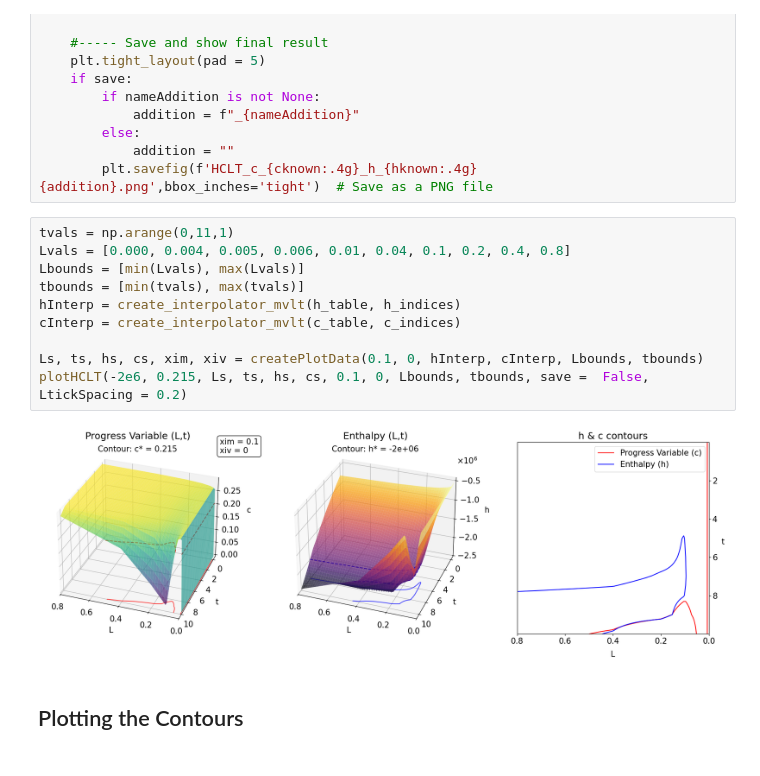
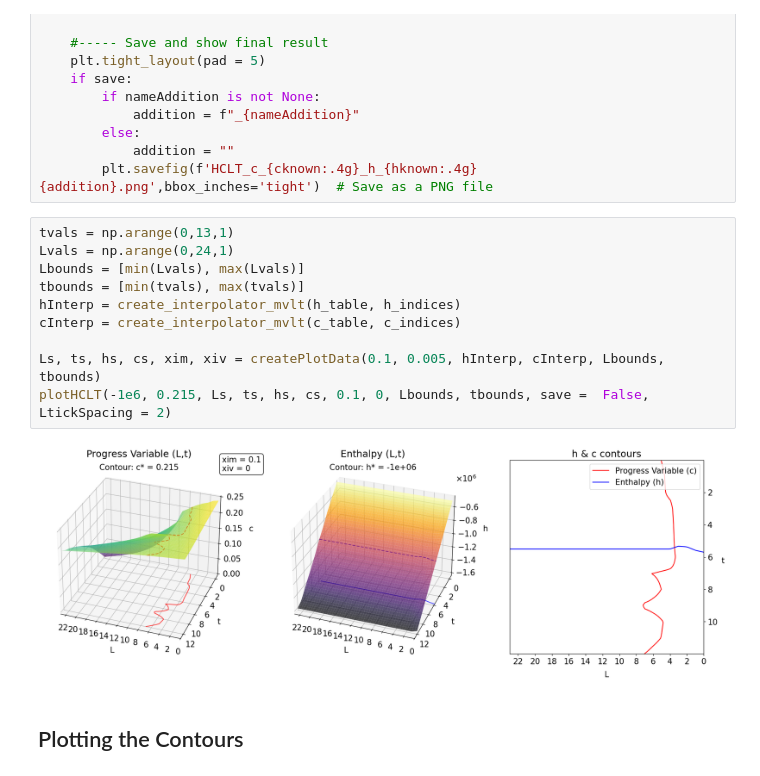
Before and after one commit to jwp91/TableMaker, a Jupyter notebook: flameTableMaker_workspace.ipynb, the cells around one changed output. Saved outputs shown, nothing was run; the diff lists cells and outputs as text.

```diff
--- a/flameTableMaker_workspace.ipynb
+++ b/flameTableMaker_workspace.ipynb
@@ -1430,17 +1431,17 @@ def plotHCLT(hknown, cknown, xs, ys, hs, cs, xim, xiv, Lbounds, tbounds, scatter
             addition = ""
         plt.savefig(f'HCLT_c_{cknown:.4g}_h_{hknown:.4g}{addition}.png',bbox_inches='tight')  # Save as a PNG file
 # %%
-tvals = np.arange(0,11,1)
-Lvals = [0.000, 0.004, 0.005, 0.006, 0.01, 0.04, 0.1, 0.2, 0.4, 0.8]
+tvals = np.arange(0,13,1)
+Lvals = np.arange(0,24,1)
 Lbounds = [min(Lvals), max(Lvals)]
 tbounds = [min(tvals), max(tvals)]
 hInterp = create_interpolator_mvlt(h_table, h_indices)
 cInterp = create_interpolator_mvlt(c_table, c_indices)
 
-Ls, ts, hs, cs, xim, xiv = createPlotData(0.1, 0, hInterp, cInterp, Lbounds, tbounds)
-plotHCLT(-2e6, 0.215, Ls, ts, hs, cs, 0.1, 0, Lbounds, tbounds, save =  False, LtickSpacing = 0.2)
+Ls, ts, hs, cs, xim, xiv = createPlotData(0.1, 0.005, hInterp, cInterp, Lbounds, tbounds)
+plotHCLT(-1e6, 0.215, Ls, ts, hs, cs, 0.1, 0, Lbounds, tbounds, save =  False, LtickSpacing = 2)
 # %% [output]
-[figure, old version]
+[figure, new version]
 # %% [markdown]
 ## Plotting the Contours
 # %%
```
Also changed, not shown: parts of 5 cells of this notebook, 2 other files.
